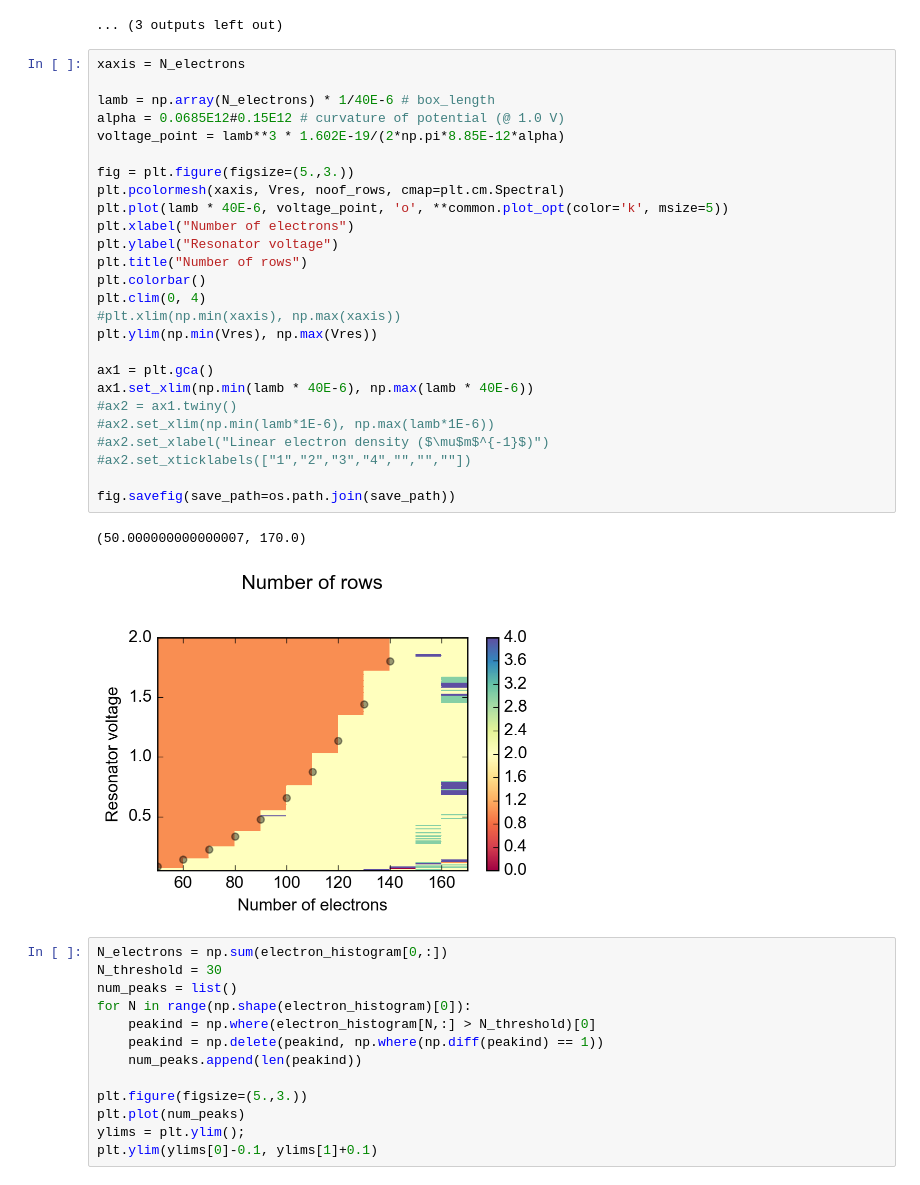
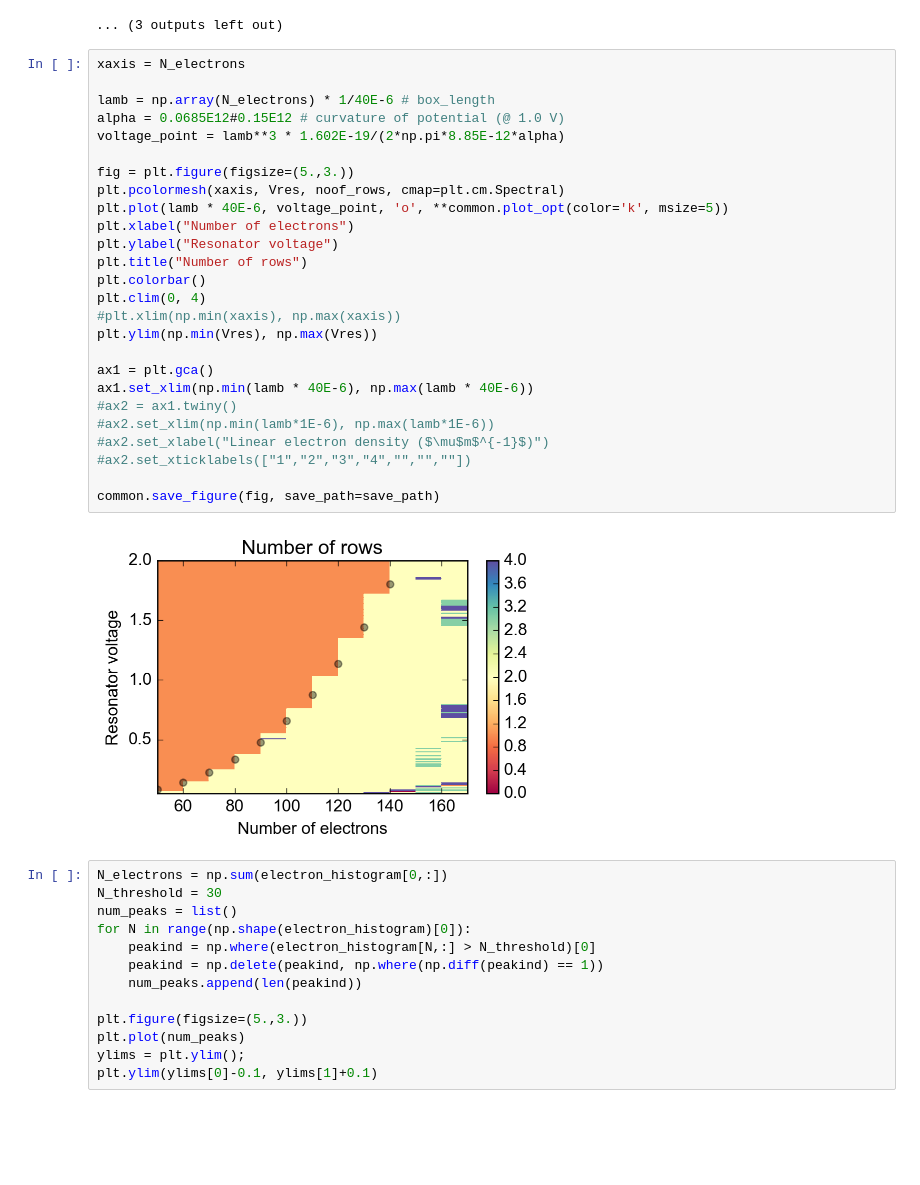
Before and after one commit to gkoolstra/ipython-notebooks, a Jupyter notebook: 20170124 - Electron row detection .ipynb, the cells around one changed output. Cells and saved outputs as stored; diff of their text form; blank space fills up the shorter version.

```diff
--- a/20170124 - Electron row detection .ipynb
+++ b/20170124 - Electron row detection .ipynb
@@ -166,32 +166,31 @@ Directory: /Volumes/slab/Gerwin/Electron on helium/Electron optimization/Realist
 # %%
 xaxis = N_electrons
 
 lamb = np.array(N_electrons) * 1/40E-6 # box_length
 alpha = 0.0685E12#0.15E12 # curvature of potential (@ 1.0 V)
 voltage_point = lamb**3 * 1.602E-19/(2*np.pi*8.85E-12*alpha)
 
 fig = plt.figure(figsize=(5.,3.))
 plt.pcolormesh(xaxis, Vres, noof_rows, cmap=plt.cm.Spectral)
 plt.plot(lamb * 40E-6, voltage_point, 'o', **common.plot_opt(color='k', msize=5))
 plt.xlabel("Number of electrons")
 plt.ylabel("Resonator voltage")
 plt.title("Number of rows")
 plt.colorbar()
 plt.clim(0, 4)
 #plt.xlim(np.min(xaxis), np.max(xaxis))
 plt.ylim(np.min(Vres), np.max(Vres))
 
 ax1 = plt.gca()
 ax1.set_xlim(np.min(lamb * 40E-6), np.max(lamb * 40E-6))
 #ax2 = ax1.twiny()
 #ax2.set_xlim(np.min(lamb*1E-6), np.max(lamb*1E-6))
 #ax2.set_xlabel("Linear electron density ($\mu$m$^{-1}$)")
 #ax2.set_xticklabels(["1","2","3","4","","",""])
 
-fig.savefig(save_path=os.path.join(save_path))
+common.save_figure(fig, save_path=save_path)
 # %% [output]
-(50.000000000000007, 170.0)
-[figure, old version]
+[figure, new version]
 # %%
 N_electrons = np.sum(electron_histogram[0,:])
 N_threshold = 30
```
Also changed, not shown: 3 other files.
